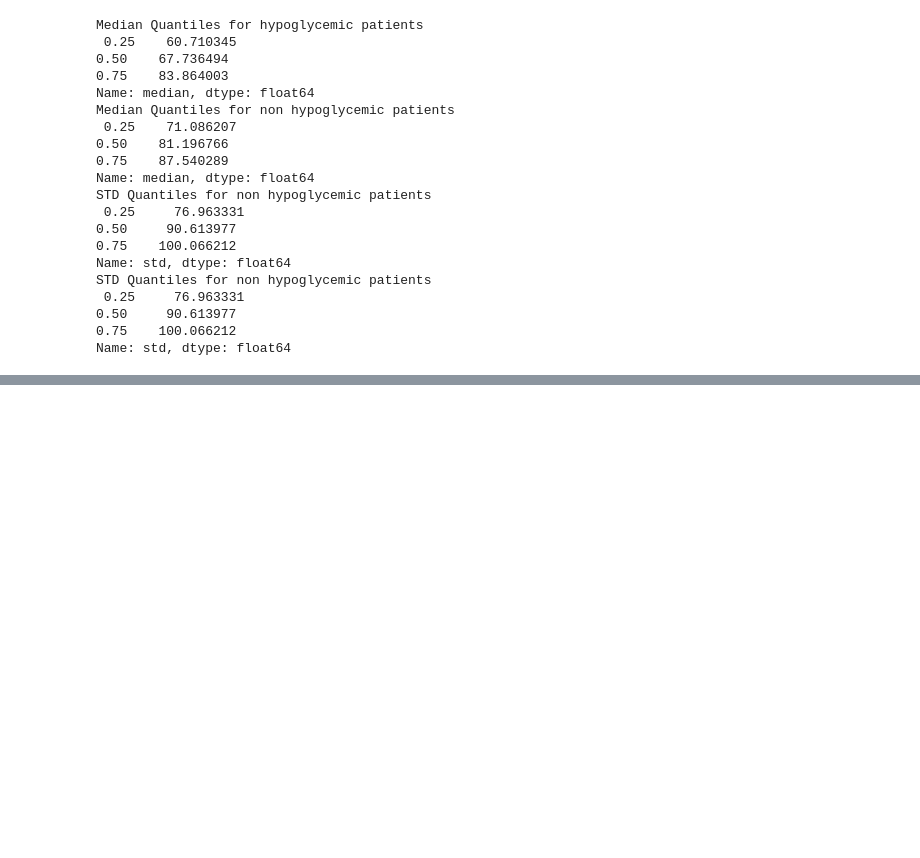
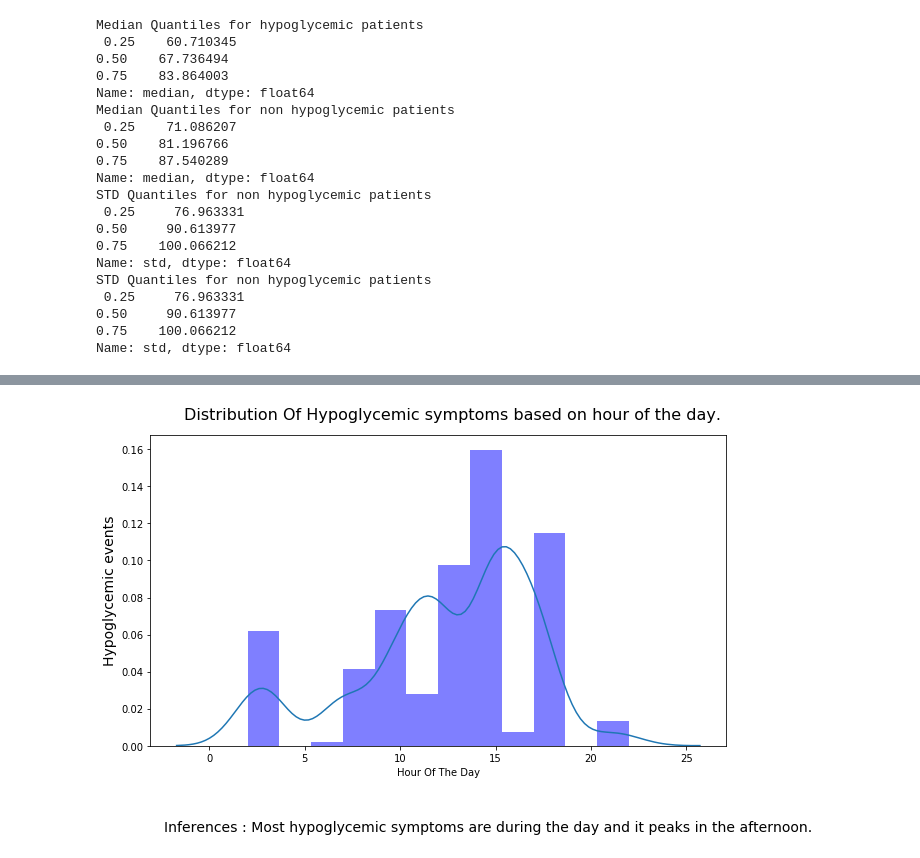
Before and after one commit to johngunaseelan/Hypoglycemia-Detection, a Jupyter notebook: Code/EDA-III.ipynb, the cells around one changed output, grey strips where cells are left out. Saved outputs shown, nothing was run; the diff lists cells and outputs as text; code cells hidden in the pictures; blank space fills up the shorter version.

```diff
--- a/Code/EDA-III.ipynb
+++ b/Code/EDA-III.ipynb
@@ -265,0 +300,15 @@ Name: snacks_perday, dtype: float64
+# %%
+fig = plt.gcf()
+fig.set_size_inches(10, 6, forward=True)
+fig.suptitle('Distribution Of Hypoglycemic symptoms based on hour of the day.', fontsize=16)
+
+ax = sns.distplot(df.loc[df['Code_Description']=='HYPOGLYCEMIC_SYMPTOMS', 'Date_Time'].dt.hour, kde=True,bins=12,
+             label='Hypoglycemic', hist_kws={"color": "b", "alpha":0.5}, axlabel='Hour Of The Day')
+ax.set_ylabel('Hypoglycemic events', fontsize=14)
+
+fig.text(0.1, 0, 'Inferences : Most hypoglycemic symptoms are during the day and it peaks in the afternoon.', size=14);
+plt.tight_layout(rect=[0, 0.1, 0.9, 0.95])
+
+plt.show()
+# %% [output]
+[figure, added]
```
Also changed, not shown: parts of 10 cells of this notebook.
